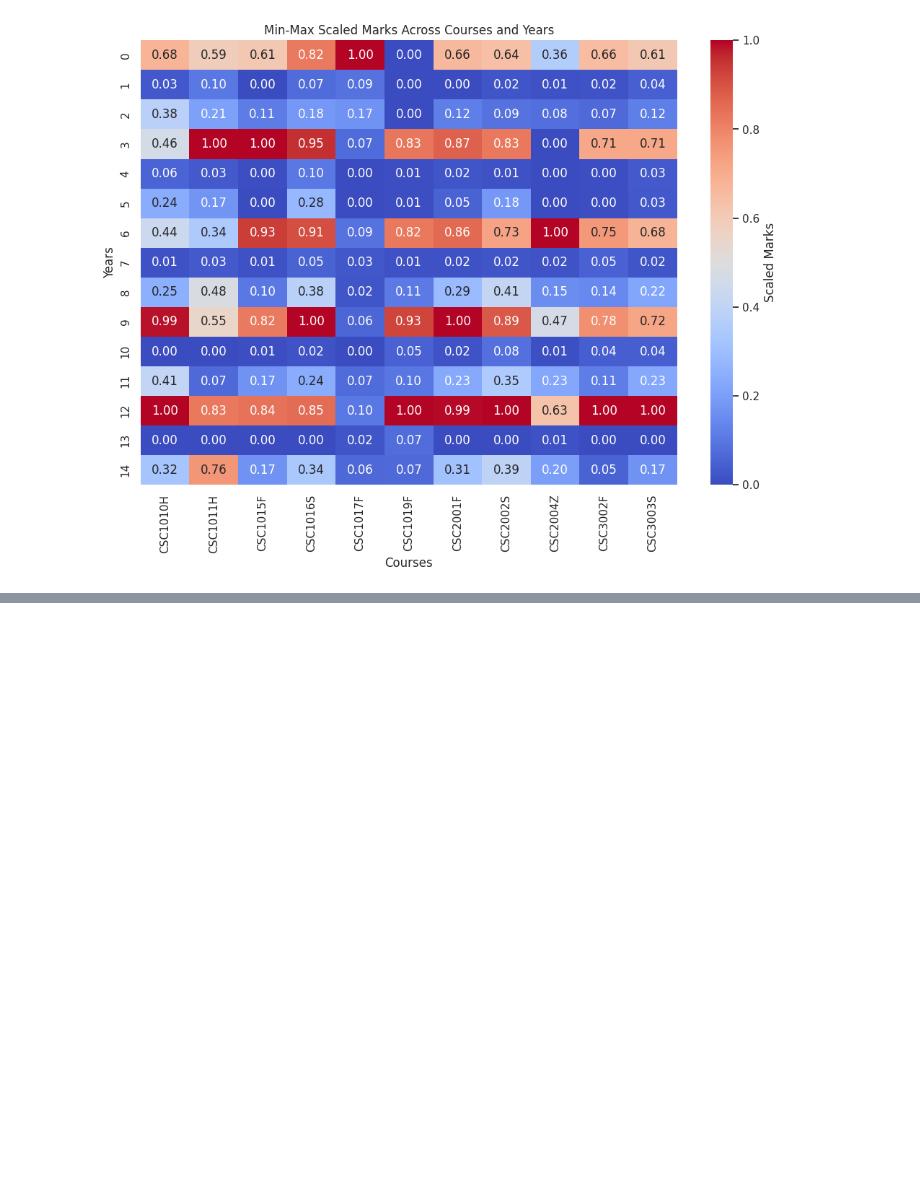
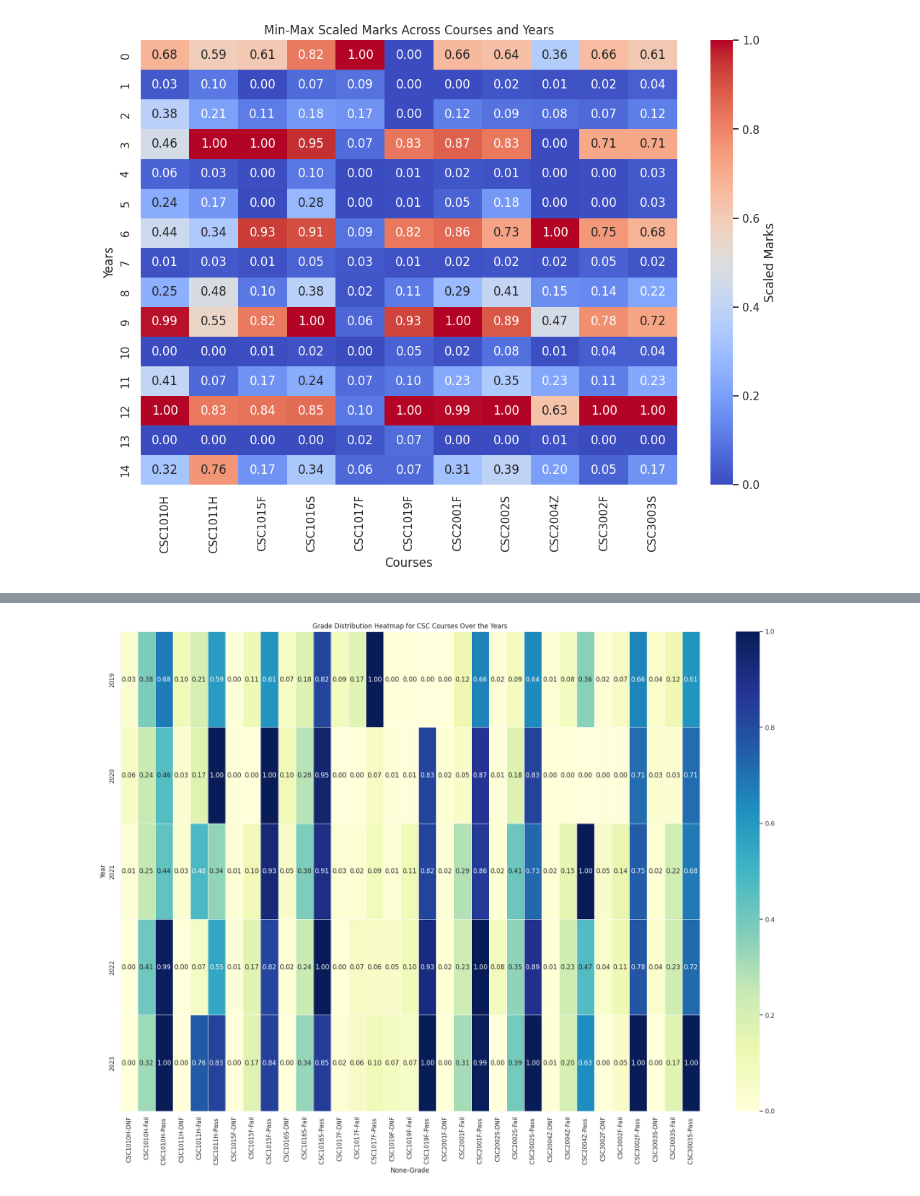
Before and after one commit to TinoMuzambi/VIZ1, a Jupyter notebook: marks.ipynb, the cells around one changed output, grey strips where cells are left out. Cells and saved outputs as stored; diff of their text form; code cells hidden in the pictures; blank space fills up the shorter version.

```diff
--- a/marks.ipynb
+++ b/marks.ipynb
@@ -112,0 +127,11 @@ plt.show()
+# %%
+# Pivot the data for better plotting
+df_pivot = marks_df_scaled.pivot_table(index='Year', columns='Grade', values=['CSC1010H', 'CSC1011H', 'CSC1015F', 'CSC1016S', 'CSC1017F', 'CSC1019F', 'CSC2001F', 'CSC2002S', 'CSC2004Z', 'CSC3002F', 'CSC3003S'])
+
+# Plotting the heatmap
+plt.figure(figsize=(24, 16))
+sns.heatmap(df_pivot, cmap="YlGnBu", annot=True, fmt=".2f", linewidths=.5)
+plt.title('Grade Distribution Heatmap for CSC Courses Over the Years')
+plt.show()
+# %% [output]
+[figure, added]
```
Also changed, not shown: parts of 2 cells of this notebook.
